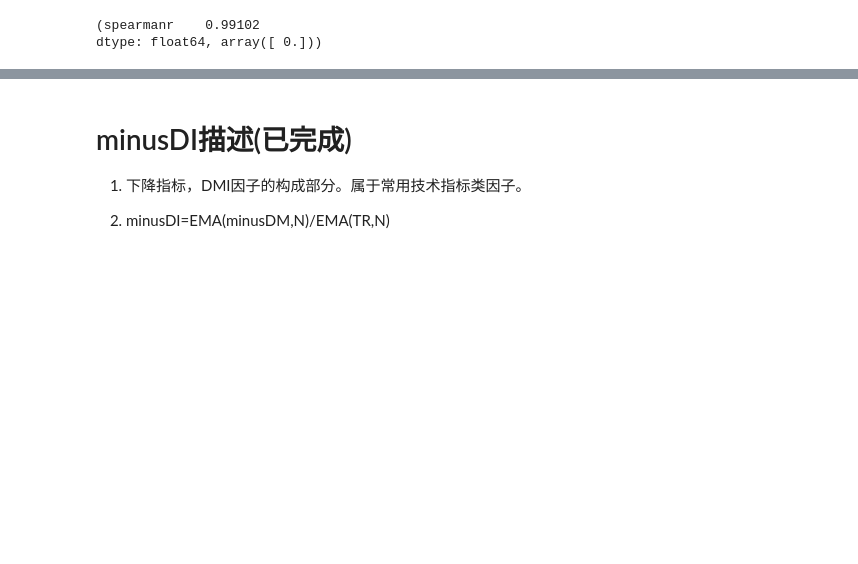
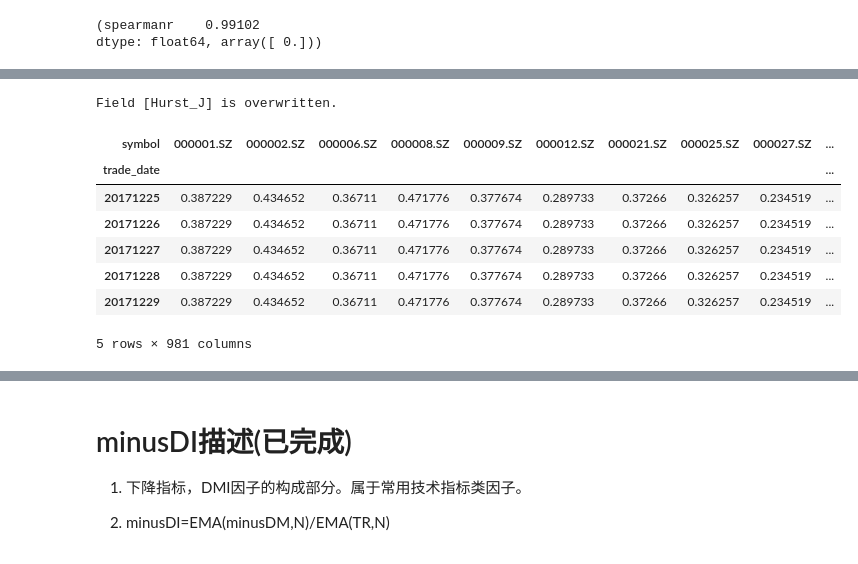
Before and after one commit to nextoil/factor, a Jupyter notebook: 8_factor/8_factor.ipynb, the cells around one changed output, grey strips where cells are left out. Cells and saved outputs as stored; diff of their text form; code cells hidden in the pictures; blank space fills up the shorter version.

```diff
--- a/8_factor/8_factor.ipynb
+++ b/8_factor/8_factor.ipynb
@@ -263,5 +248,0 @@ def Hurst(df,N):
-# %%
-Hurst = dv.add_formula('Hurst_J',
-               "Hurst(close,{})".format(60)
-               , is_quarterly=False, add_data=True,
-               register_funcs={"Hurst":Hurst})
@@ -270,2 +249,23 @@ print(Hurst.tail())
+# %%
+def hurst(ts,lags):
+    lags = range(2, lags)
+    tau = [np.sqrt(np.std(np.subtract(ts[lag:], ts[:-lag]))) for lag in lags]
+    poly = np.polyfit(np.log(lags), np.log(tau), 1)
+    return poly[0]*2.0
+# %%
+close = dv.get_ts("close_adj").dropna(how='all', axis=1)
+Hurst = pd.DataFrame({sec_symbol: hurst(value.values, 60) for sec_symbol, value in close.iteritems()}, index=close.index)
+dv.append_df(Hurst,'Hurst_J')
+dv.get_ts("Hurst_J").tail()
+# %% [output]
+Field [Hurst_J] is overwritten.
+| symbol | 000001.SZ | 000002.SZ | 000006.SZ | 000008.SZ | 000009.SZ | 000012.SZ | 000021.SZ | 000025.SZ | 000027.SZ | ... |
+| trade_date |  |  |  |  |  |  |  |  |  | ... |
+| 20171225 | 0.387229 | 0.434652 | 0.36711 | 0.471776 | 0.377674 | 0.289733 | 0.37266 | 0.326257 | 0.234519 | ... |
+| 20171226 | 0.387229 | 0.434652 | 0.36711 | 0.471776 | 0.377674 | 0.289733 | 0.37266 | 0.326257 | 0.234519 | ... |
+| 20171227 | 0.387229 | 0.434652 | 0.36711 | 0.471776 | 0.377674 | 0.289733 | 0.37266 | 0.326257 | 0.234519 | ... |
+| 20171228 | 0.387229 | 0.434652 | 0.36711 | 0.471776 | 0.377674 | 0.289733 | 0.37266 | 0.326257 | 0.234519 | ... |
+| 20171229 | 0.387229 | 0.434652 | 0.36711 | 0.471776 | 0.377674 | 0.289733 | 0.37266 | 0.326257 | 0.234519 | ... |
+5 rows × 981 columns
 # %%
 dv.add_field('Hurst', ds)
```
Also changed, not shown: parts of 7 cells of this notebook, 1 other file.
